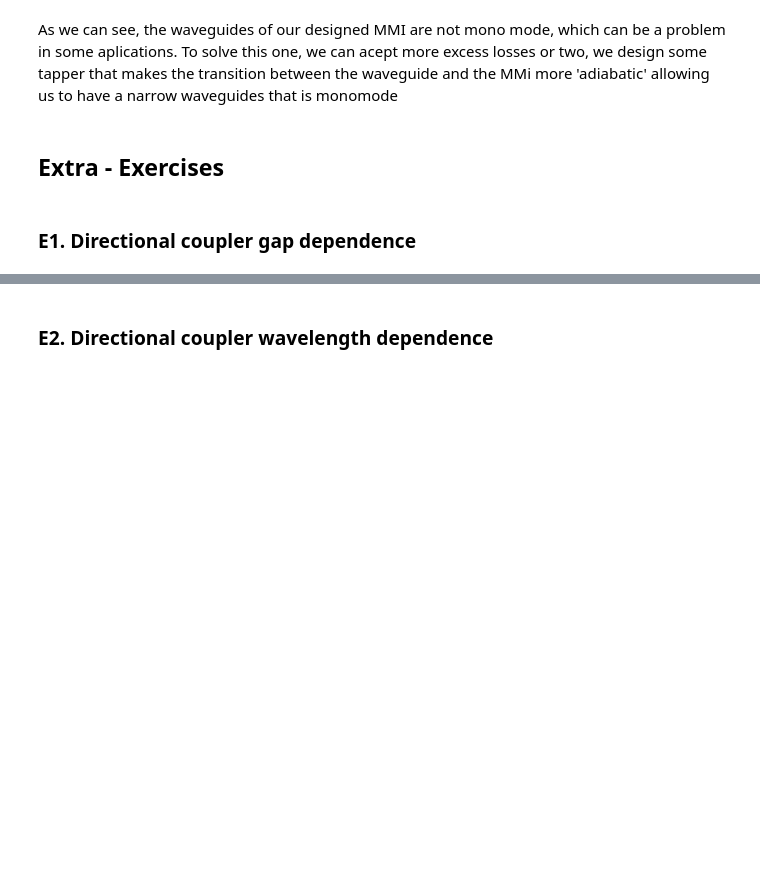
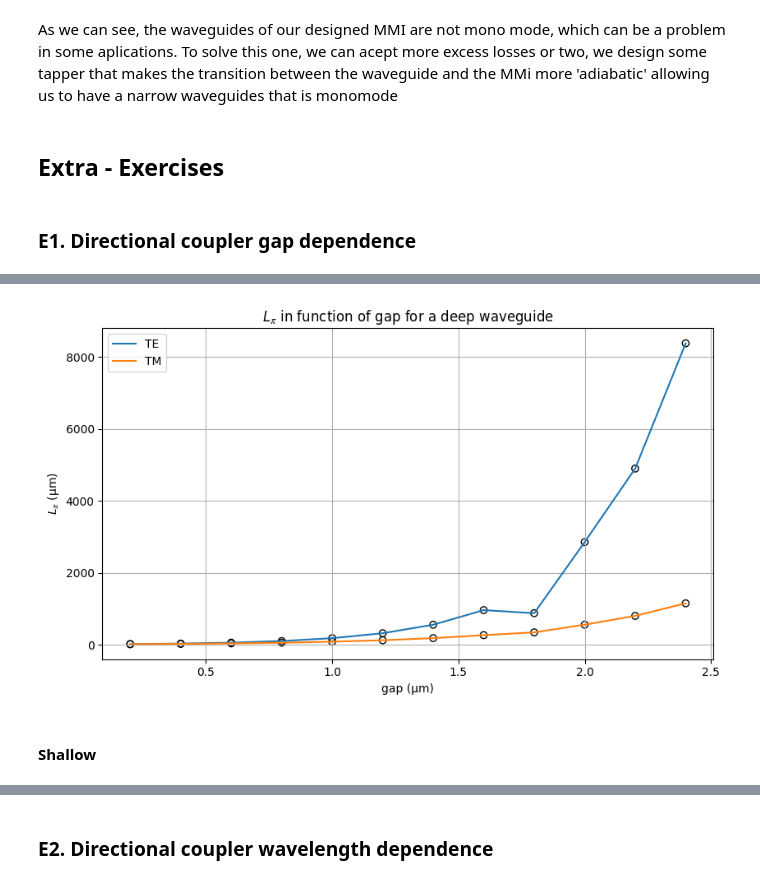
Before and after one commit to DBAEASE/pic-upv-lab2, a Jupyter notebook: COUPLERS_Student.ipynb, the cells around one changed output, grey strips where cells are left out. Cells and saved outputs as stored; diff of their text form; code cells hidden in the pictures; blank space fills up the shorter version.

```diff
--- a/COUPLERS_Student.ipynb
+++ b/COUPLERS_Student.ipynb
@@ -1968,0 +2004,29 @@ deep_dcoupler_cs = gt.modes.WaveguideCoupler(
+# %%
+L_pi_TE_list = []
+L_pi_TM_list = []
+for i, gap in enumerate(gaps_to_simulate):
+    L_pi_TE = 0.5*lambda_c/(neff_list[i][0].real-neff_list[i][1].real)
+    #print(L_pi_TE)
+    L_pi_TE_list.append(L_pi_TE)
+for i, wvl in enumerate(gaps_to_simulate):
+    L_pi_TM = 0.5*lambda_c/(neff_list[i][2].real-neff_list[i][3].real)
+    #print(L_pi_TE)
+    L_pi_TM_list.append(L_pi_TM)
+
+plt.figure(figsize=(10, 5))
+plt.scatter(gaps_to_simulate, L_pi_TE_list,edgecolors='k',facecolors='none',label = '__nolegend__')
+plt.plot(gaps_to_simulate, L_pi_TE_list,label='TE')
+plt.scatter(gaps_to_simulate, L_pi_TM_list,edgecolors='k',facecolors='none',label = '__nolegend__')
+plt.plot(gaps_to_simulate, L_pi_TM_list,label='TM')
+plt.title(r"$L_𝜋$ in function of gap for a deep waveguide")
+plt.xlabel("gap (µm)")
+plt.ylabel(r"$L_𝜋$ (µm)")
+#plt.axvline(first_gap, color='red', linestyle='--',
+                #label=f'Safe zone (k < 0.01) is gap > {first_gap:.3f} µm')
+plt.legend()
+plt.grid()
+plt.tight_layout(rect=[0, 0, 0.85, 1])
+# %% [output]
+[figure, added]
+# %% [markdown]
+#### Shallow
```
Also changed, not shown: parts of 40 cells of this notebook, 1 other file.
